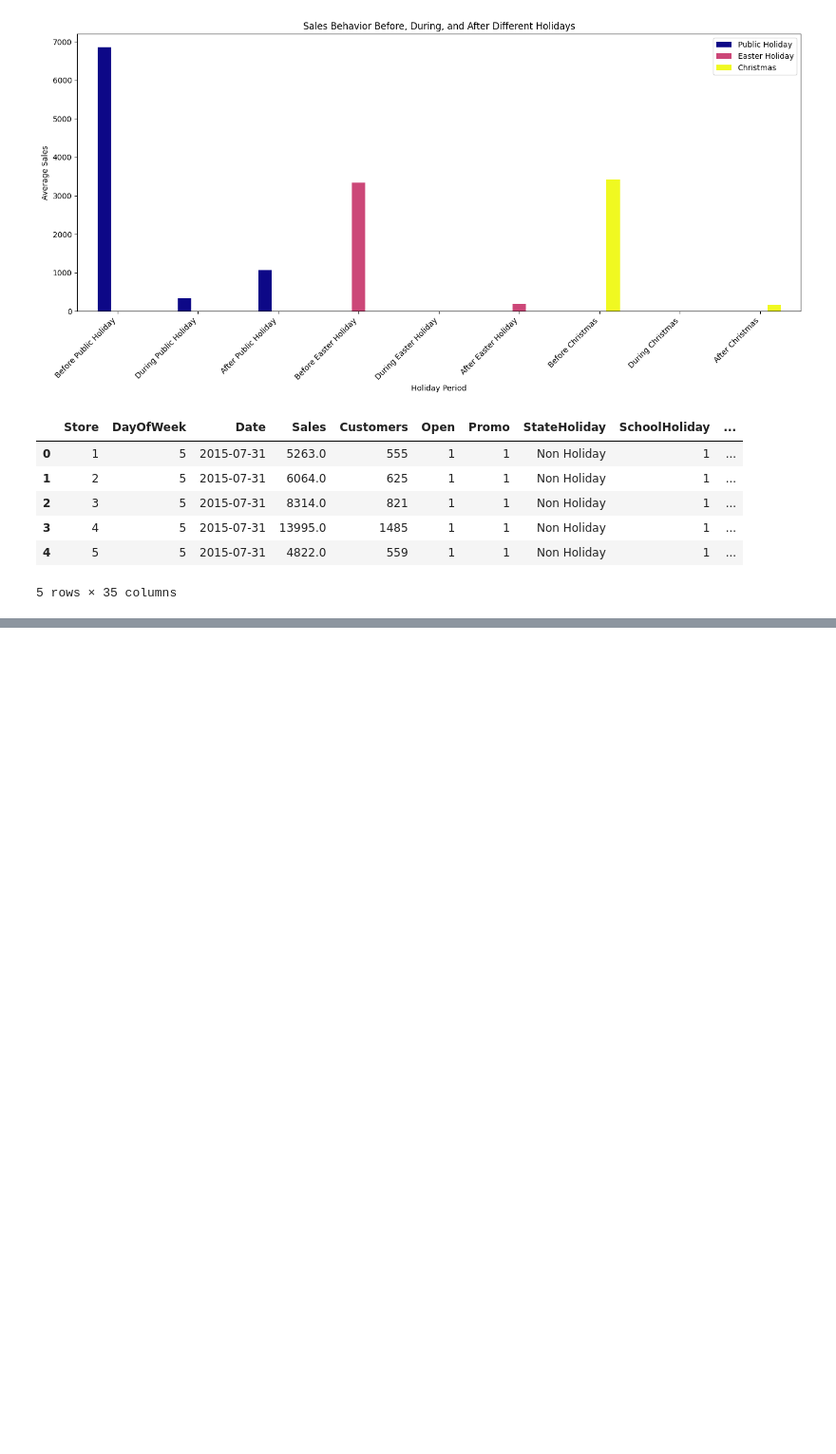
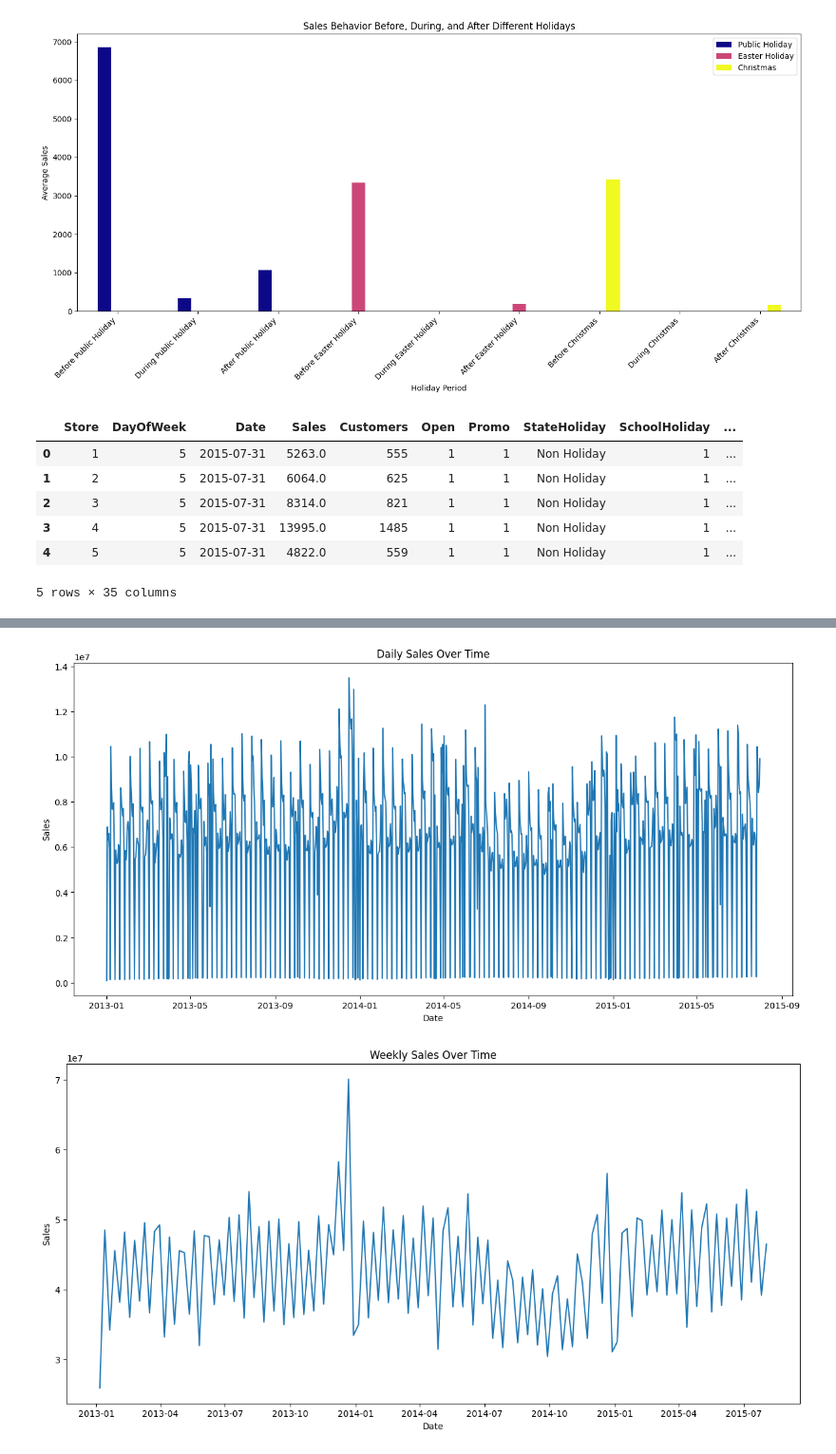
Before and after one commit to hanaDemma/Pharmaceuticals-finance-data-Analysis-week-4, a Jupyter notebook: notebooks/exploratory_analysis.ipynb, the cells around one changed output, grey strips where cells are left out. Shown: that part at 95% size. Drawn from its saved outputs; the diff is of its cells as text; code cells hidden in the pictures; blank space fills up the shorter version.

Commit message:
sales over time

```diff
--- a/notebooks/exploratory_analysis.ipynb
+++ b/notebooks/exploratory_analysis.ipynb
@@ -581,0 +584,2 @@ merged_train_data_store.head()
+# %%
+merged_train_data_store.set_index('Date', inplace=True)
@@ -581,0 +597,4 @@ merged_train_data_store.head()
+# %%
+from scripts.feature_engineering import salesOverTime
+salesOverTime(merged_train_data_store)
+# %% [output]
@@ -581,0 +603,2 @@ merged_train_data_store.head()
+[figure, added]
+[figure, added]
```
Also changed, not shown: parts of 28 cells of this notebook, 2 other files.
